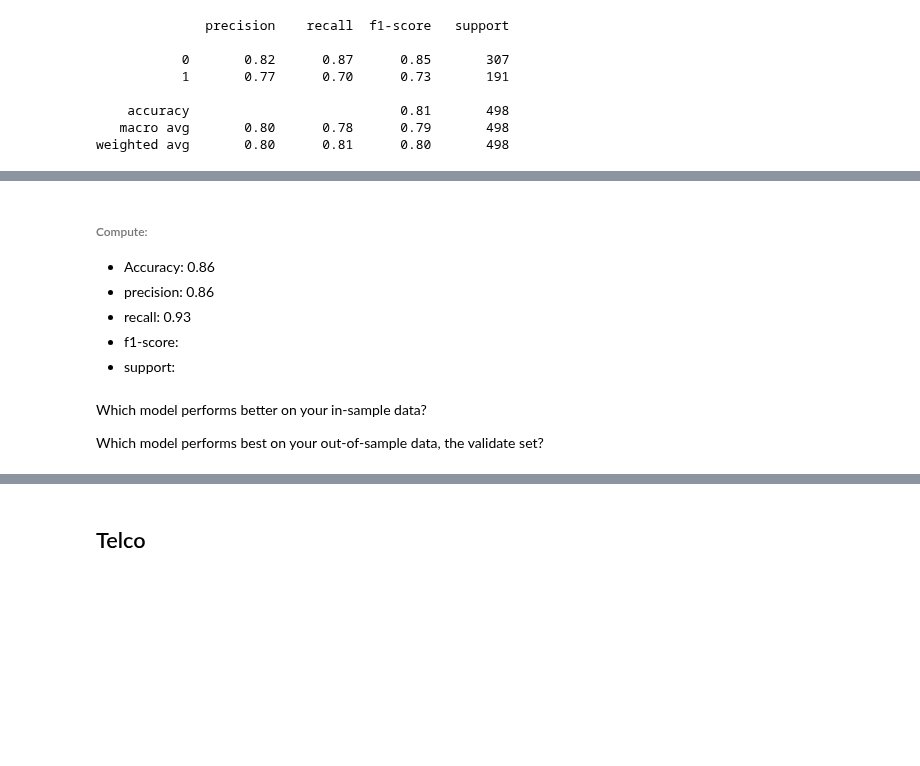
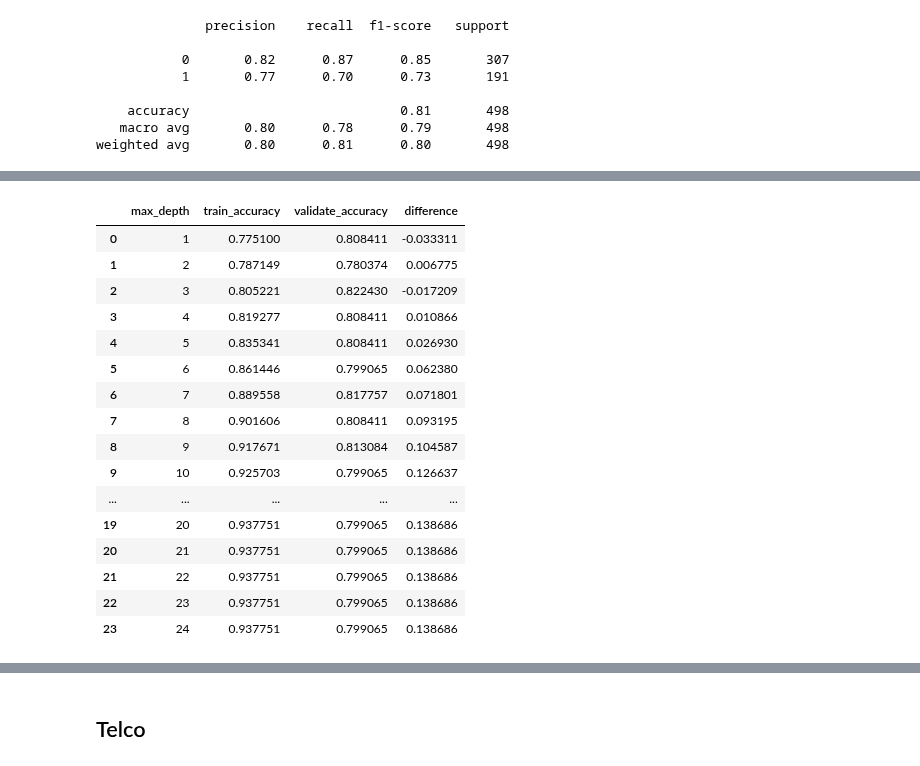
Before and after one commit to markydoug/classification-exercises, a Jupyter notebook: model.ipynb, the cells around one changed output, grey strips where cells are left out. Saved outputs shown, nothing was run; the diff lists cells and outputs as text; code cells hidden in the pictures; blank space fills up the shorter version.

```diff
--- a/model.ipynb
+++ b/model.ipynb
@@ -209,11 +235,46 @@ print(f'false negative rate: {fnr}')
-# %% [markdown]
-###### Compute:
-- Accuracy: 0.86
-- precision: 0.86
-- recall: 0.93
-- f1-score:
-- support:
-# %% [markdown]
-Which model performs better on your in-sample data?
-
-Which model performs best on your out-of-sample data, the validate set?
+# %%
+# Let's continue getting loopy, so we can compare in-sample to out-of-sample
+metric = []
+
+for i in range(1, 25):
+    # Make the model
+    tree = DecisionTreeClassifier(max_depth=i, random_state=123)
+
+    # Fit the model (on train and only train)
+    tree = tree.fit(X_train, y_train)
+
+    # Use the model
+    # We'll evaluate the model's performance on train, first
+    in_sample_accuracy = tree.score(X_train, y_train)
+
+    out_of_sample_accuracy = tree.score(X_validate, y_validate)
+
+    output = {
+        "max_depth": i,
+        "train_accuracy": in_sample_accuracy,
+        "validate_accuracy": out_of_sample_accuracy
+    }
+
+    metric.append(output)
+
+df = pd.DataFrame(metric)
+df["difference"] = df.train_accuracy - df.validate_accuracy
+df
+# %% [output]
+|  | max_depth | train_accuracy | validate_accuracy | difference |
+| 0 | 1 | 0.775100 | 0.808411 | -0.033311 |
+| 1 | 2 | 0.787149 | 0.780374 | 0.006775 |
+| 2 | 3 | 0.805221 | 0.822430 | -0.017209 |
+| 3 | 4 | 0.819277 | 0.808411 | 0.010866 |
+| 4 | 5 | 0.835341 | 0.808411 | 0.026930 |
+| 5 | 6 | 0.861446 | 0.799065 | 0.062380 |
+| 6 | 7 | 0.889558 | 0.817757 | 0.071801 |
+| 7 | 8 | 0.901606 | 0.808411 | 0.093195 |
+| 8 | 9 | 0.917671 | 0.813084 | 0.104587 |
+| 9 | 10 | 0.925703 | 0.799065 | 0.126637 |
+| ... | ... | ... | ... | ... |
+| 19 | 20 | 0.937751 | 0.799065 | 0.138686 |
+| 20 | 21 | 0.937751 | 0.799065 | 0.138686 |
+| 21 | 22 | 0.937751 | 0.799065 | 0.138686 |
+| 22 | 23 | 0.937751 | 0.799065 | 0.138686 |
+| 23 | 24 | 0.937751 | 0.799065 | 0.138686 |
```
Also changed, not shown: parts of 66 cells of this notebook.
